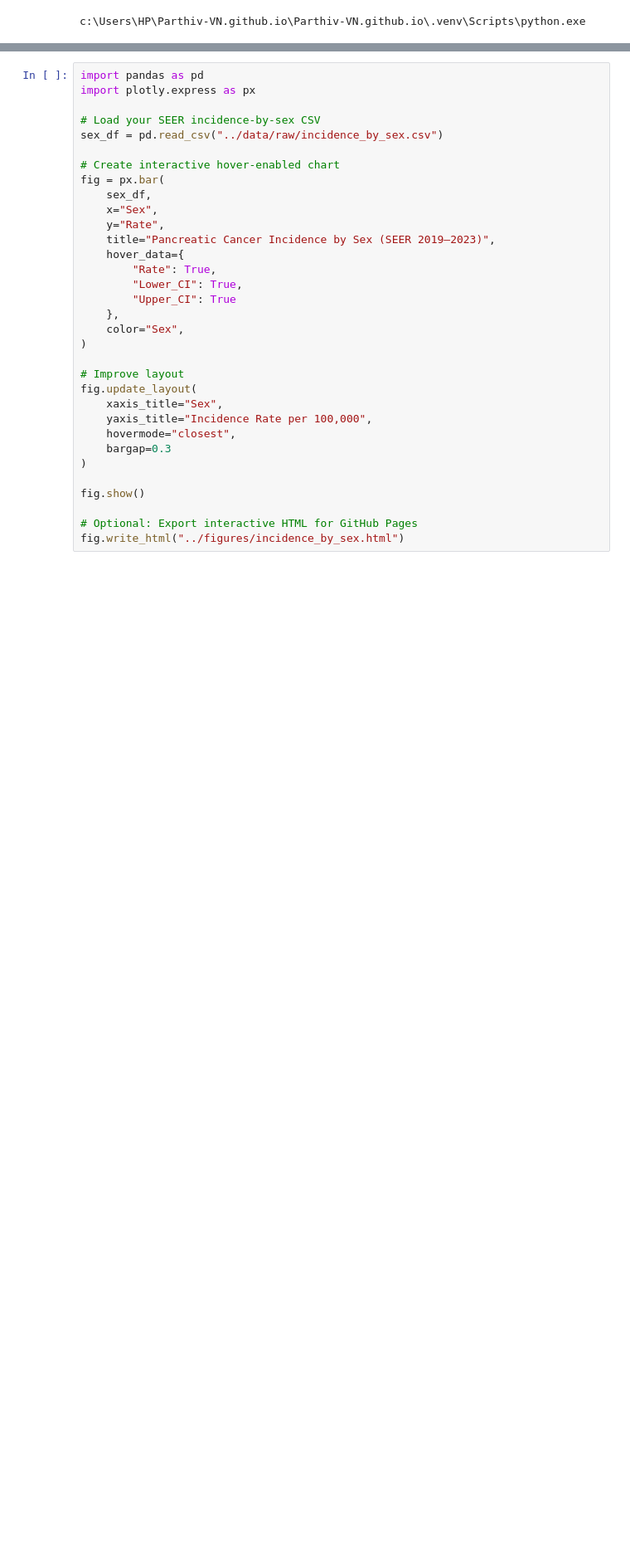
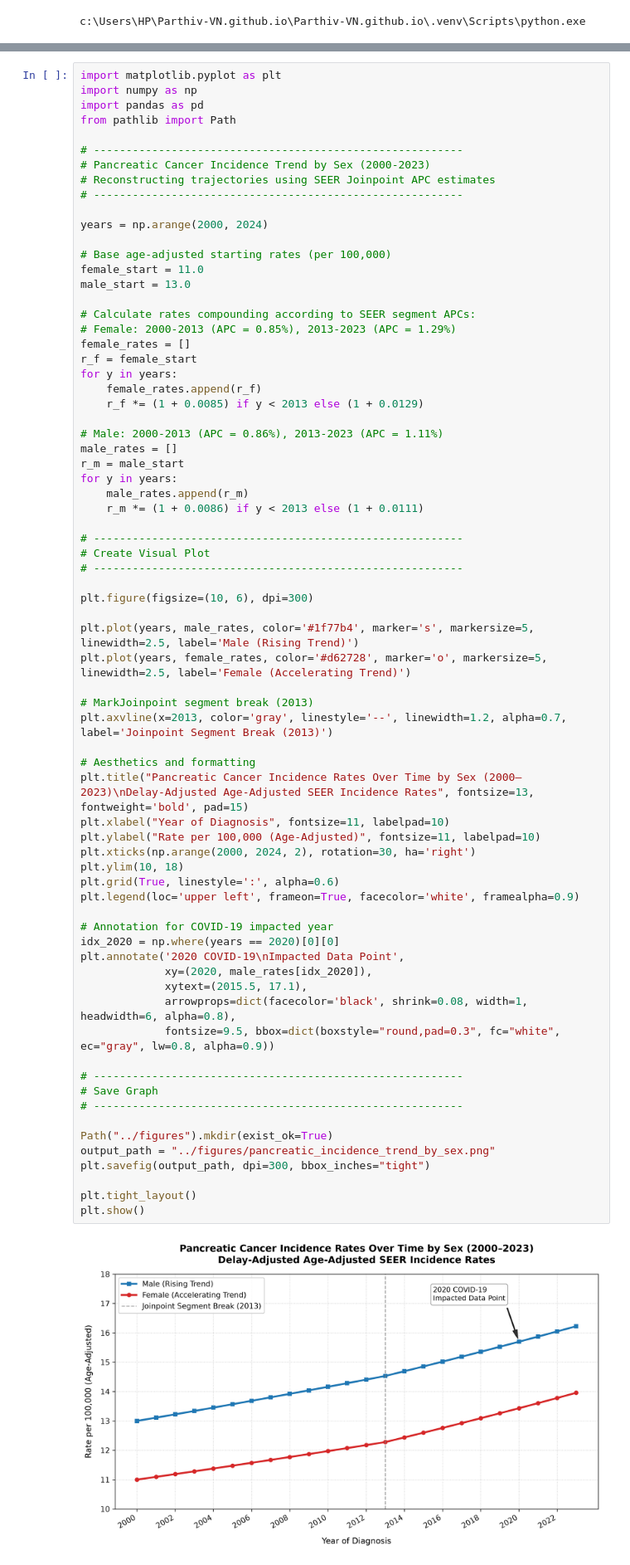
Before and after one commit to Parthiv-VN/Parthiv-VN.github.io, a Jupyter notebook: notebooks/pancreatic_cancer_analysis.ipynb, the cells around one changed output, grey strips where cells are left out. Shown at 83% size. Drawn from its saved outputs; the diff is of its cells as text; blank space fills up the shorter version.

Commit message:
pancreatic cancer blog update

```diff
--- a/notebooks/pancreatic_cancer_analysis.ipynb
+++ b/notebooks/pancreatic_cancer_analysis.ipynb
@@ -456,35 +456,75 @@ fig.show()
 
 fig.write_html("../figures/incidence_by_age.html")
 # %%
+import matplotlib.pyplot as plt
+import numpy as np
 import pandas as pd
-import plotly.express as px
+from pathlib import Path
 
-# Load your SEER incidence-by-sex CSV
-sex_df = pd.read_csv("../data/raw/incidence_by_sex.csv")
+# ---------------------------------------------------------
+# Pancreatic Cancer Incidence Trend by Sex (2000-2023)
+# Reconstructing trajectories using SEER Joinpoint APC estimates
+# ---------------------------------------------------------
 
-# Create interactive hover-enabled chart
-fig = px.bar(
-    sex_df,
-    x="Sex",
-    y="Rate",
-    title="Pancreatic Cancer Incidence by Sex (SEER 2019–2023)",
-    hover_data={
-        "Rate": True,
-        "Lower_CI": True,
-        "Upper_CI": True
-    },
-    color="Sex",
-)
+years = np.arange(2000, 2024)
 
-# Improve layout
-fig.update_layout(
-    xaxis_title="Sex",
-    yaxis_title="Incidence Rate per 100,000",
-    hovermode="closest",
-    bargap=0.3
-)
+# Base age-adjusted starting rates (per 100,000)
+female_start = 11.0
+male_start = 13.0
 
-fig.show()
+# Calculate rates compounding according to SEER segment APCs:
+# Female: 2000-2013 (APC = 0.85%), 2013-2023 (APC = 1.29%)
+female_rates = []
+r_f = female_start
+for y in years:
+    female_rates.append(r_f)
+    r_f *= (1 + 0.0085) if y < 2013 else (1 + 0.0129)
 
-# Optional: Export interactive HTML for GitHub Pages
-fig.write_html("../figures/incidence_by_sex.html")
+# Male: 2000-2013 (APC = 0.86%), 2013-2023 (APC = 1.11%)
+male_rates = []
+r_m = male_start
+for y in years:
+    male_rates.append(r_m)
+    r_m *= (1 + 0.0086) if y < 2013 else (1 + 0.0111)
+
+# ---------------------------------------------------------
+# Create Visual Plot
+# ---------------------------------------------------------
+
+plt.figure(figsize=(10, 6), dpi=300)
+
+plt.plot(years, male_rates, color='#1f77b4', marker='s', markersize=5, linewidth=2.5, label='Male (Rising Trend)')
+plt.plot(years, female_rates, color='#d62728', marker='o', markersize=5, linewidth=2.5, label='Female (Accelerating Trend)')
+
+# MarkJoinpoint segment break (2013)
+plt.axvline(x=2013, color='gray', linestyle='--', linewidth=1.2, alpha=0.7, label='Joinpoint Segment Break (2013)')
+
+# Aesthetics and formatting
+plt.title("Pancreatic Cancer Incidence Rates Over Time by Sex (2000–2023)\nDelay-Adjusted Age-Adjusted SEER Incidence Rates", fontsize=13, fontweight='bold', pad=15)
+plt.xlabel("Year of Diagnosis", fontsize=11, labelpad=10)
+plt.ylabel("Rate per 100,000 (Age-Adjusted)", fontsize=11, labelpad=10)
+plt.xticks(np.arange(2000, 2024, 2), rotation=30, ha='right')
+plt.ylim(10, 18)
+plt.grid(True, linestyle=':', alpha=0.6)
+plt.legend(loc='upper left', frameon=True, facecolor='white', framealpha=0.9)
+
+# Annotation for COVID-19 impacted year
+idx_2020 = np.where(years == 2020)[0][0]
+plt.annotate('2020 COVID-19\nImpacted Data Point',
+             xy=(2020, male_rates[idx_2020]),
+             xytext=(2015.5, 17.1),
+             arrowprops=dict(facecolor='black', shrink=0.08, width=1, headwidth=6, alpha=0.8),
+             fontsize=9.5, bbox=dict(boxstyle="round,pad=0.3", fc="white", ec="gray", lw=0.8, alpha=0.9))
+
+# ---------------------------------------------------------
+# Save Graph
+# ---------------------------------------------------------
+
+Path("../figures").mkdir(exist_ok=True)
+output_path = "../figures/pancreatic_incidence_trend_by_sex.png"
+plt.savefig(output_path, dpi=300, bbox_inches="tight")
+
+plt.tight_layout()
+plt.show()
+# %% [output]
+[figure, added]
```
Also changed, not shown: parts of 2 cells of this notebook, 7 other files.
